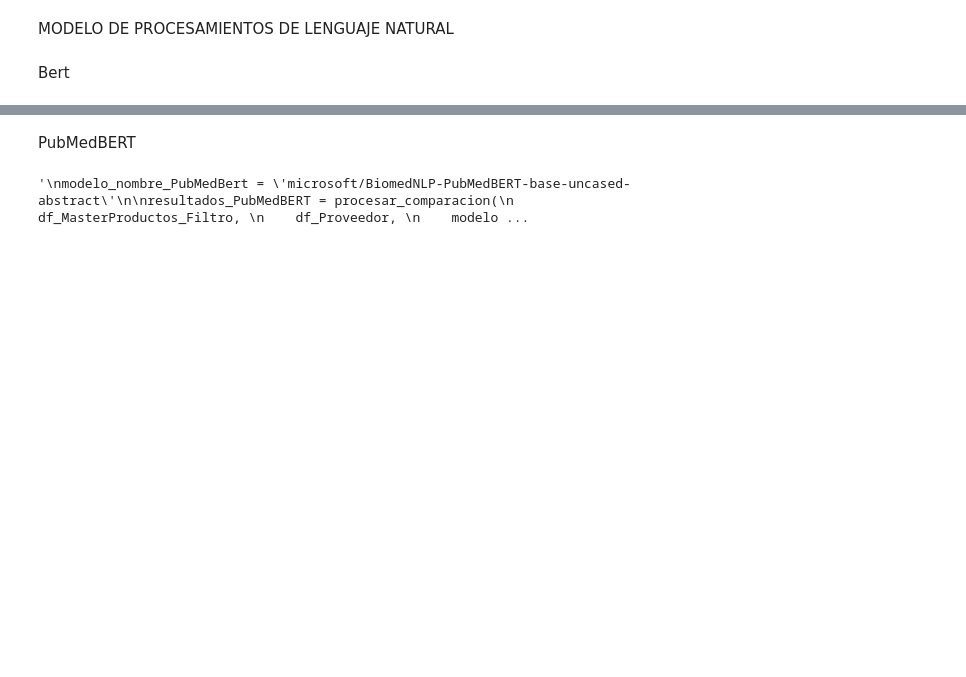
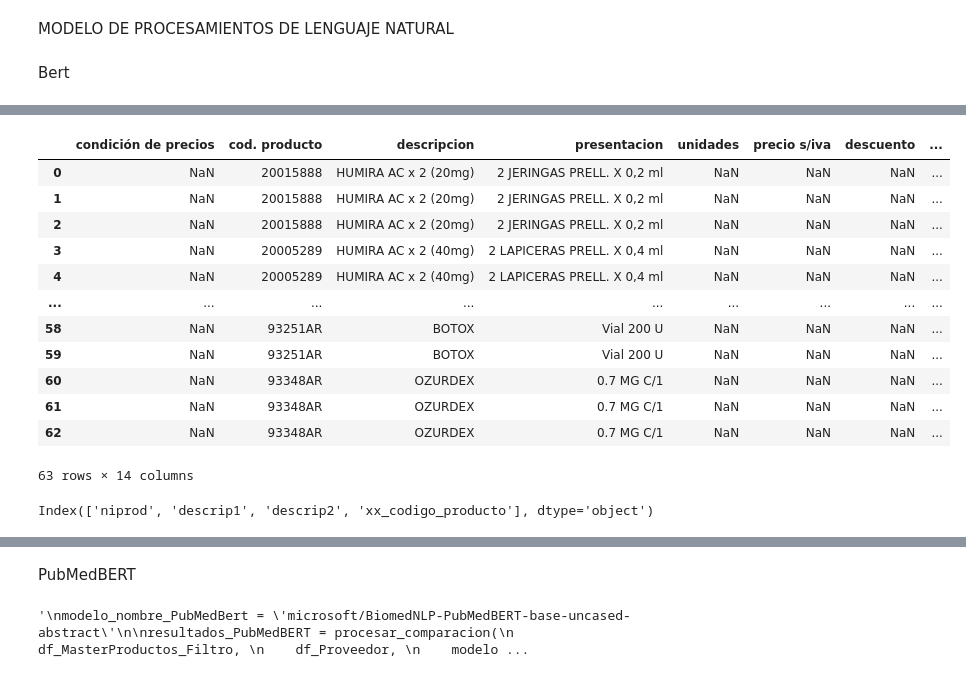
Before and after one commit to emmaSDNZ/digitalizacion_distriapp, a Jupyter notebook: backend/src/notebook/index.ipynb, the cells around one changed output, grey strips where cells are left out. Drawn from its saved outputs; the diff is of its cells as text; code cells hidden in the pictures; blank space fills up the shorter version.

```diff
--- a/backend/src/notebook/index.ipynb
+++ b/backend/src/notebook/index.ipynb
@@ -380,18 +407,7 @@ df_resultado.head(15)
 # Unir df_resultado con masterProductos en base a la columna niprod
 df_resultado = df_resultado.merge(df_MasterProductos_Filtro[['niprod', variables_data.descripcion_limpia_MasterProductos]],
                                   on='niprod',  # Clave de unión
-                                  how='left')  # 'left' para no perder filas en df_resultado
+                                  how='left').copy()  # 'left' para no perder filas en df_resultado
 
 # Mostrar el resultado con la nueva columna agregada
-df_resultado[['descripcion_limpia_proveedor','niprod','index_producto','similitud','index_proveedor']]
-
-niprod
-#Arquitectura df_Productos
-
-# Niprod = Sistema Carena
-# ean = ????
-# descrip1 = Descripcion Provedor
-# descrip2 = Presentacion Proveedor
-# atrib0   = laboratorio
-# codbarra = codbarra
-#cod_prod  = codigo_producto_laboratorio
+#df_resultado[['niprod',"cod. producto",'presentacion','index_producto','similitud','index_proveedor']]
@@ -411,0 +437,29 @@ niprod
+# %%
+df_resultado.columns
+# %% [output]
+|  | condición de precios | cod. producto | descripcion | presentacion | unidades | precio s/iva | descuento | ... |
+| 0 | NaN | 20015888 | HUMIRA AC x 2 (20mg) | 2 JERINGAS PRELL. X 0,2 ml | NaN | NaN | NaN | ... |
+| 1 | NaN | 20015888 | HUMIRA AC x 2 (20mg) | 2 JERINGAS PRELL. X 0,2 ml | NaN | NaN | NaN | ... |
+| 2 | NaN | 20015888 | HUMIRA AC x 2 (20mg) | 2 JERINGAS PRELL. X 0,2 ml | NaN | NaN | NaN | ... |
+| 3 | NaN | 20005289 | HUMIRA AC x 2 (40mg) | 2 LAPICERAS PRELL. X 0,4 ml | NaN | NaN | NaN | ... |
+| 4 | NaN | 20005289 | HUMIRA AC x 2 (40mg) | 2 LAPICERAS PRELL. X 0,4 ml | NaN | NaN | NaN | ... |
+| ... | ... | ... | ... | ... | ... | ... | ... | ... |
+| 58 | NaN | 93251AR | BOTOX | Vial 200 U | NaN | NaN | NaN | ... |
+| 59 | NaN | 93251AR | BOTOX | Vial 200 U | NaN | NaN | NaN | ... |
+| 60 | NaN | 93348AR | OZURDEX | 0.7 MG C/1 | NaN | NaN | NaN | ... |
+| 61 | NaN | 93348AR | OZURDEX | 0.7 MG C/1 | NaN | NaN | NaN | ... |
+| 62 | NaN | 93348AR | OZURDEX | 0.7 MG C/1 | NaN | NaN | NaN | ... |
+63 rows × 14 columns
+# %%
+df_temp = df_resultado[['niprod', 'descripcion', 'presentacion', 'cod. producto']].copy()
+
+# Renombrar columnas
+df_temp.rename(columns={
+    'descripcion': 'descrip1',
+    'presentacion': 'descrip2',
+    'cod. producto': 'xx_codigo_producto'
+}, inplace=True)
+
+df_temp.columns
+# %% [output]
+Index(['niprod', 'descrip1', 'descrip2', 'xx_codigo_producto'], dtype='object')
```
Also changed, not shown: parts of 16 cells of this notebook, 3 other files.
